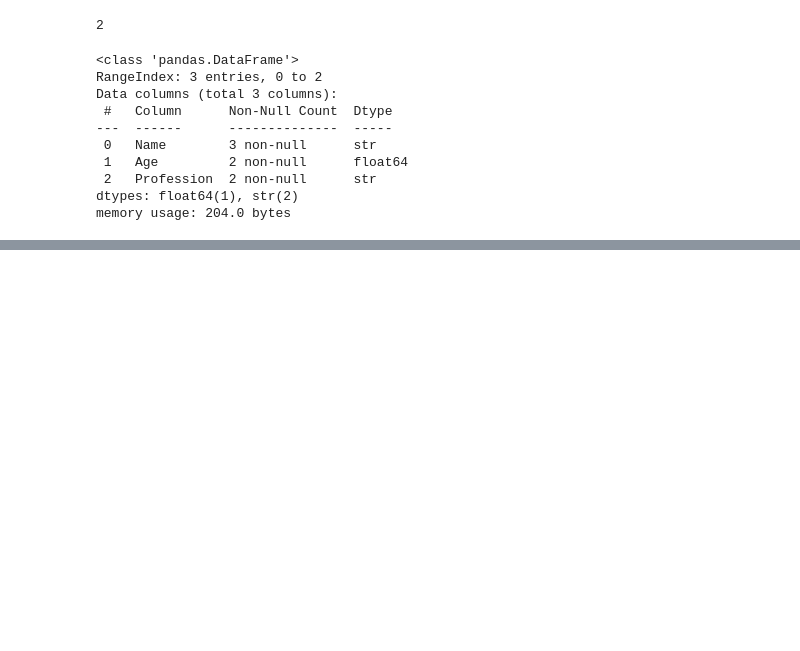
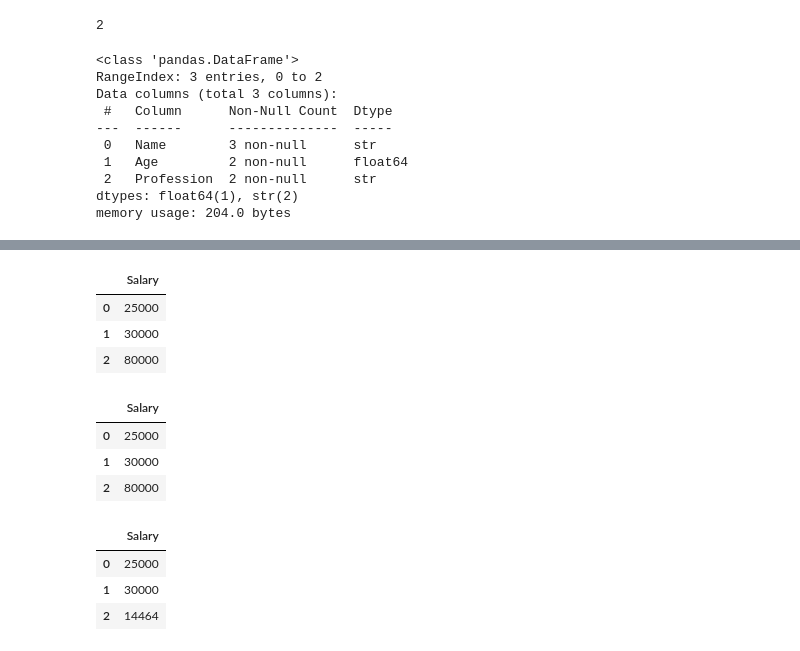
Before and after one commit to Saikot313/Pandas, a Jupyter notebook: pandas.ipynb, the cells around one changed output, grey strips where cells are left out. Saved outputs shown, nothing was run; the diff lists cells and outputs as text; code cells hidden in the pictures; blank space fills up the shorter version.

```diff
--- a/pandas.ipynb
+++ b/pandas.ipynb
@@ -370,0 +401,21 @@ memory usage: 204.0 bytes
+# %%
+df[["Salary"]].astype("int64")
+# %% [output]
+|  | Salary |
+| 0 | 25000 |
+| 1 | 30000 |
+| 2 | 80000 |
+# %%
+df[["Salary"]].astype("int32")
+# %% [output]
+|  | Salary |
+| 0 | 25000 |
+| 1 | 30000 |
+| 2 | 80000 |
+# %%
+df[["Salary"]].astype("int16")
+# %% [output]
+|  | Salary |
+| 0 | 25000 |
+| 1 | 30000 |
+| 2 | 14464 |
```
Also changed, not shown: parts of 3 cells of this notebook.
